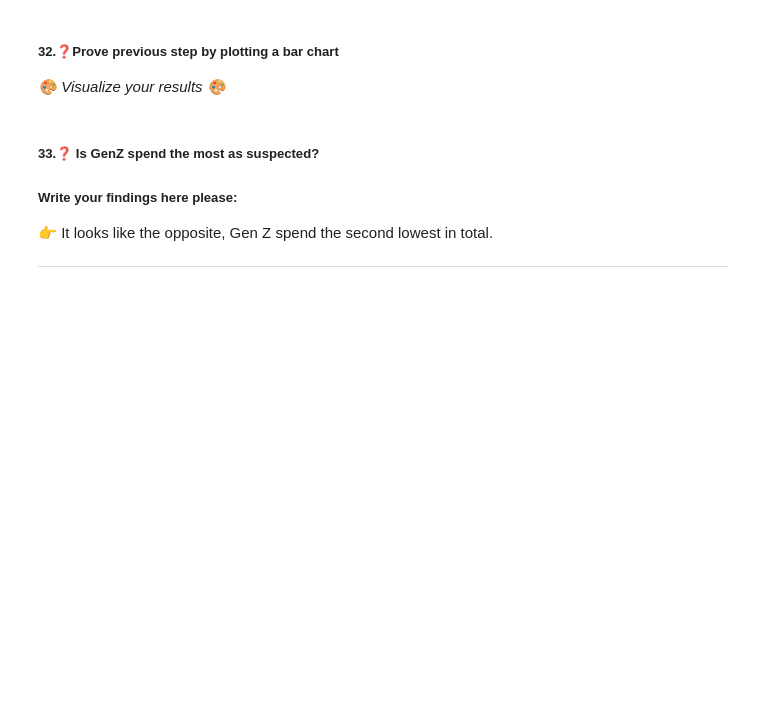
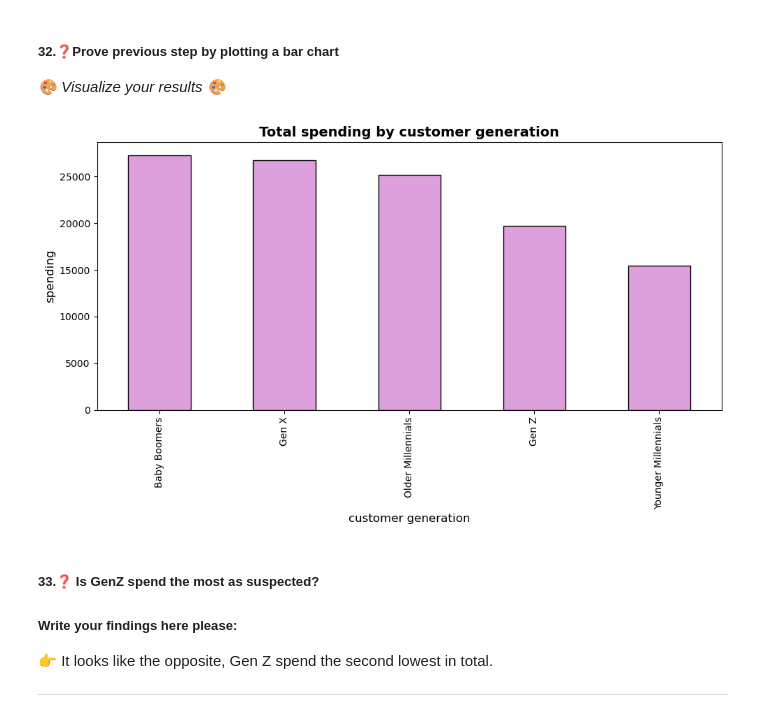
Before and after one commit to Malak-dsb/labs, a Jupyter notebook: 3.13 Data Exploration Lab/Lab_Data_Exploration_Python-HMA-v.2.1.ipynb, the cells around one changed output. Drawn from its saved outputs; the diff is of its cells as text; code cells hidden in the pictures; blank space fills up the shorter version.

```diff
--- a/3.13 Data Exploration Lab/Lab_Data_Exploration_Python-HMA-v.2.1.ipynb
+++ b/3.13 Data Exploration Lab/Lab_Data_Exploration_Python-HMA-v.2.1.ipynb
@@ -245,0 +496,3 @@ _🎨 Visualize your results 🎨_
+# %%
+generation_spend = coffee_df.groupby('customer_generation')['line_item_amount'].sum().sort_values(ascending=False)
+generation_spend
@@ -247,6 +508,16 @@ _🎨 Visualize your results 🎨_
 ##### 32.❓Prove previous step by plotting a bar chart
 
 _🎨 Visualize your results 🎨_
+# %%
+plt.figure(figsize=(10, 6))
+generation_spend.plot(kind='bar', color='plum', edgecolor='black')
+plt.title('Total spending by customer generation', fontsize=14, fontweight='bold')
+plt.xlabel('customer generation', fontsize=12)
+plt.ylabel('spending', fontsize=12)
+plt.tight_layout()
+plt.show()
+# %% [output]
+[figure, added]
 # %% [markdown]
 ##### 33.❓ Is GenZ spend the most as suspected?
 ##### Write your findings here please:
```
Also changed, not shown: parts of 47 cells of this notebook.
